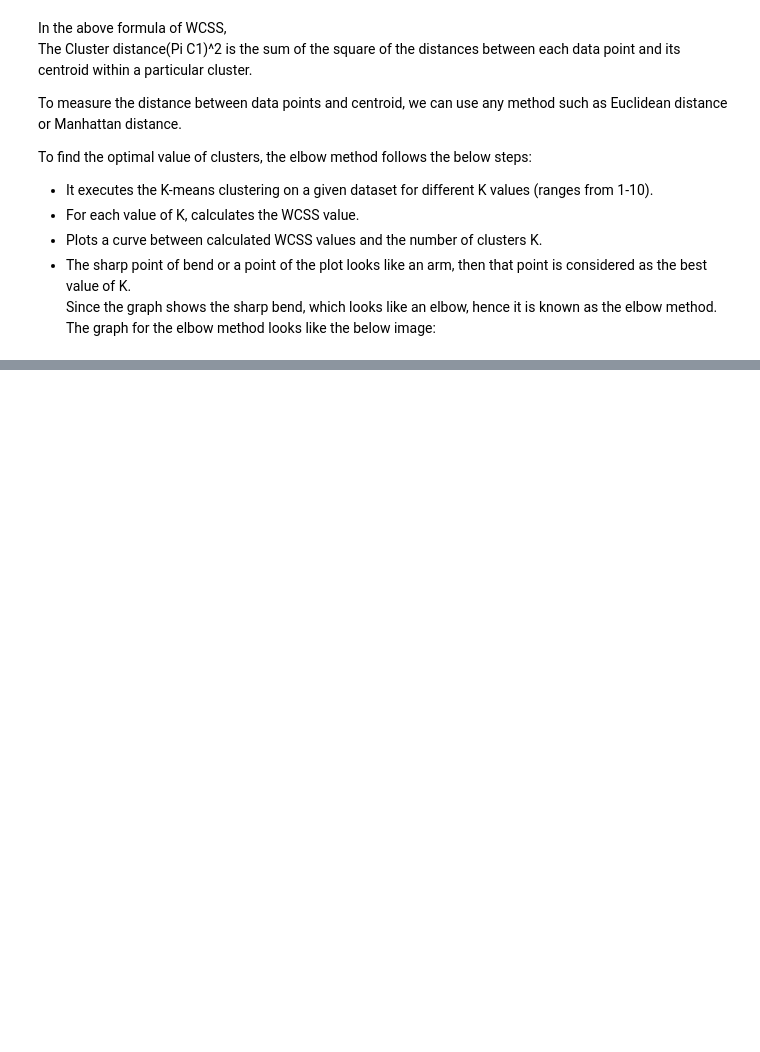
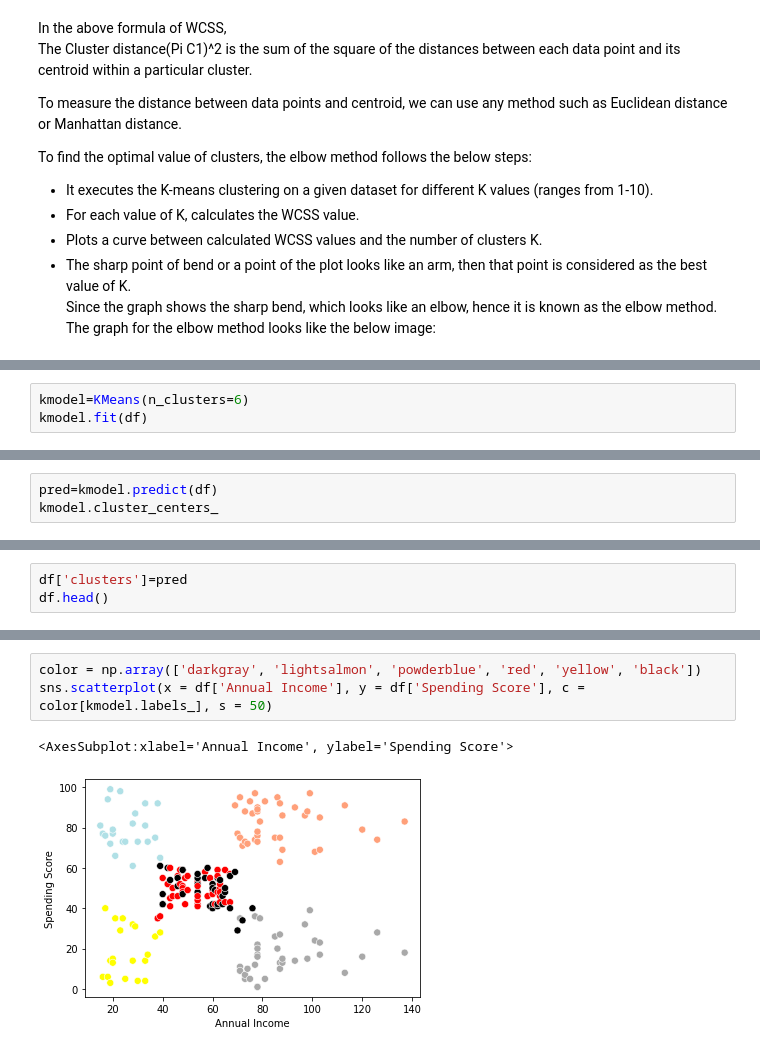
Before and after one commit to santushtigandhi/Machine-Learning, a Jupyter notebook: 9) K Means Clustering.ipynb, the cells around one changed output, grey strips where cells are left out. Drawn from its saved outputs; the diff is of its cells as text; blank space fills up the shorter version.

```diff
--- a/9) K Means Clustering.ipynb
+++ b/9) K Means Clustering.ipynb
@@ -112,0 +198,3 @@ Since the graph shows the sharp bend, which looks like an elbow, hence it is kno
+# %%
+kmodel=KMeans(n_clusters=6)
+kmodel.fit(df)
@@ -112,0 +203,3 @@ Since the graph shows the sharp bend, which looks like an elbow, hence it is kno
+# %%
+pred=kmodel.predict(df)
+kmodel.cluster_centers_
@@ -112,0 +217,3 @@ Since the graph shows the sharp bend, which looks like an elbow, hence it is kno
+# %%
+df['clusters']=pred
+df.head()
@@ -112,0 +227,6 @@ Since the graph shows the sharp bend, which looks like an elbow, hence it is kno
+# %%
+color = np.array(['darkgray', 'lightsalmon', 'powderblue', 'red', 'yellow', 'black'])
+sns.scatterplot(x = df['Annual Income'], y = df['Spending Score'], c = color[kmodel.labels_], s = 50)
+# %% [output]
+<AxesSubplot:xlabel='Annual Income', ylabel='Spending Score'>
+[figure, added]
```
Also changed, not shown: parts of 15 cells of this notebook, 1 other file.
